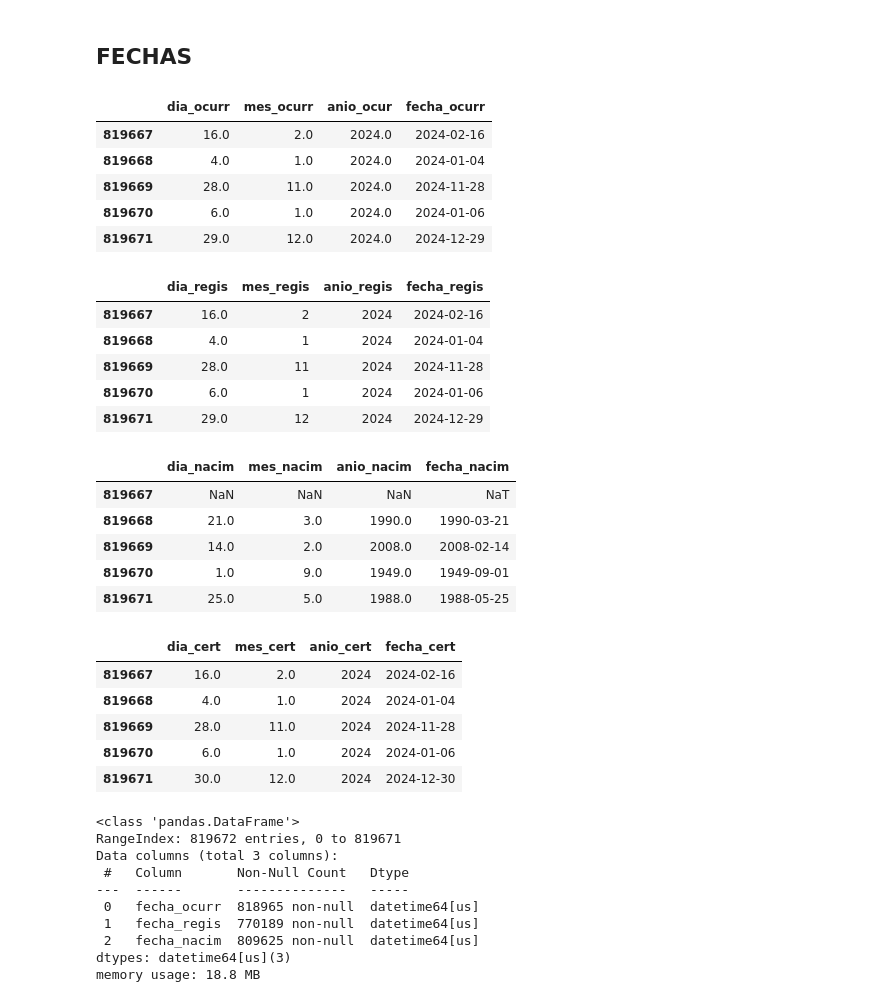
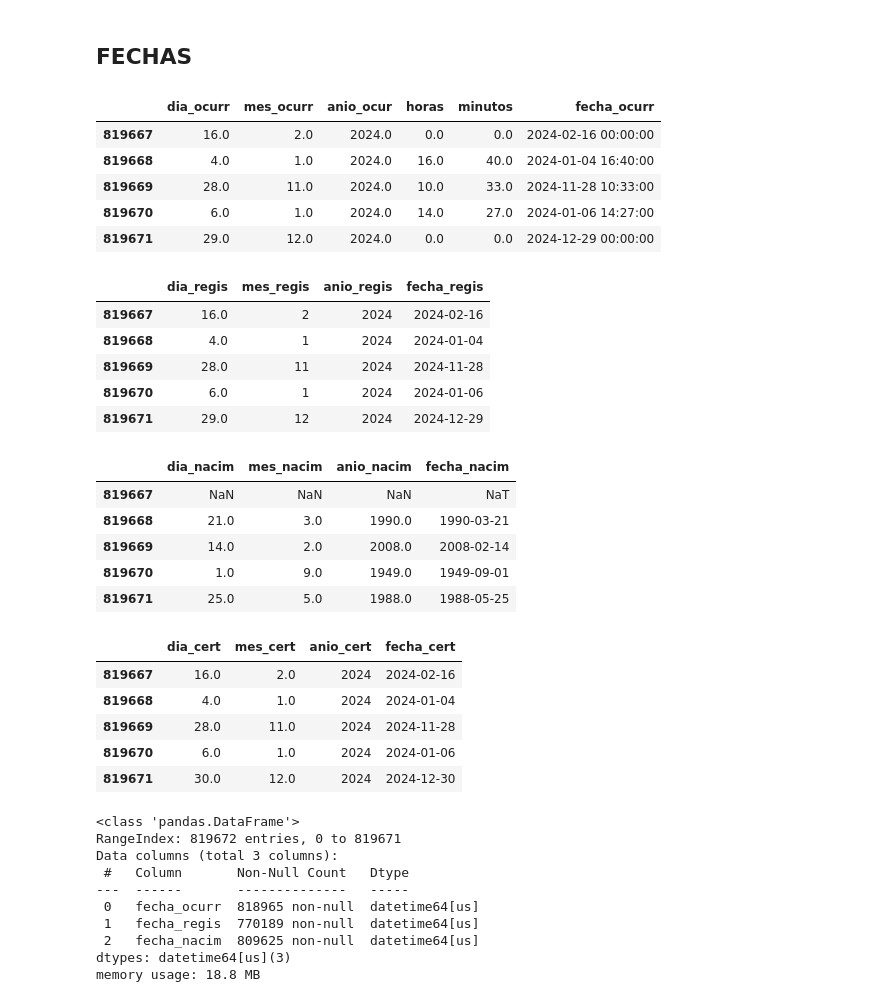
Before and after one commit to Daegas/datos_semisinteticos, a Jupyter notebook: notebooks/edr.ipynb, the cells around one changed output. Drawn from its saved outputs; the diff is of its cells as text; code cells hidden in the pictures.

```diff
--- a/notebooks/edr.ipynb
+++ b/notebooks/edr.ipynb
@@ -182,0 +274,16 @@ mapeo_loc
+# %%
+year_data_fixed = agregar_localidad(
+    year_data_fixed, df_catalogo, "regis"
+)
+
+year_data_fixed = agregar_localidad(
+    year_data_fixed, df_catalogo, "resid"
+)
+
+year_data_fixed = agregar_localidad(
+    year_data_fixed, df_catalogo, "ocurr"
+)
+
+year_data_fixed = agregar_localidad(
+    year_data_fixed, df_catalogo, "ocules"
+)
@@ -183,3 +307,6 @@ mapeo_loc
+# %%
+localidades_to_drop = ["loc_regis", "loc_resid", "loc_ocurr", "loc_ocules"]
+columns_to_drop += localidades_to_drop
 # %% [markdown]
 ## SEXO
 # %% [markdown]
@@ -230,3 +357,4 @@ year_data_fixed['edad'] = year_data_fixed['edad'].apply(modify_age_inegi)
 
 # Mostrar los valores únicos de la nueva columna para verificar el cambio
 year_data_fixed['edad'].value_counts(dropna=False).sort_index()
+year_data_fixed['edad'] = year_data_fixed['edad'].astype('Int64')
@@ -289,36 +403,47 @@ Name: count, dtype: int64
 ## FECHAS
 # %%
 fechas = {
-    "fecha_ocurr": ["dia_ocurr", "mes_ocurr", "anio_ocur"],
+    "fecha_ocurr": ["dia_ocurr", "mes_ocurr", "anio_ocur", "horas", "minutos"],
     "fecha_regis": ["dia_regis", "mes_regis", "anio_regis"],
     "fecha_nacim": ["dia_nacim", "mes_nacim", "anio_nacim"],
-    "fecha_cert": ["dia_cert", "mes_cert", "anio_cert"]
+    "fecha_cert":  ["dia_cert",  "mes_cert",  "anio_cert"],
 }
 
 for fecha_col, date_parts in fechas.items():
-    # Reemplazar los valores 99 y 9999 por NaN en las columnas de fecha
-    year_data_fixed[date_parts[0]] = year_data_fixed[date_parts[0]].replace(99, np.nan)
-    year_data_fixed[date_parts[1]] = year_data_fixed[date_parts[1]].replace(99, np.nan)
-    year_data_fixed[date_parts[2]] = year_data_fixed[date_parts[2]].replace(9999, np.nan)
+    d, m, y = date_parts[0], date_parts[1], date_parts[2]
 
-    # Crear un DataFrame temporal con las partes de la fecha
-    data_time = year_data_fixed[date_parts].rename(columns={date_parts[0]: 'day', date_parts[1]: 'month', date_parts[2]: 'year'})
+    # Centinelas → NaN
+    year_data_fixed[d] = year_data_fixed[d].replace(99, np.nan)
+    year_data_fixed[m] = year_data_fixed[m].replace(99, np.nan)
+    year_data_fixed[y] = year_data_fixed[y].replace(9999, np.nan)
 
-    # Generar la columna datetime
-    year_data_fixed[fecha_col] = pd.to_datetime(data_time, errors='coerce')  # errors='coerce' para manejar fechas inválidas
+    if len(date_parts) == 5:
+        h, mi = date_parts[3], date_parts[4]
+        year_data_fixed[h]  = year_data_fixed[h].replace([98, 99], np.nan)
+        year_data_fixed[mi] = year_data_fixed[mi].replace([98, 99], np.nan)
+        year_data_fixed[h]  = year_data_fixed[h].fillna(0)
+        year_data_fixed[mi] = year_data_fixed[mi].fillna(0)
 
-    # Mostrar las últimas filas para verificar
+        data_time = year_data_fixed[date_parts].rename(columns={
+            d: "day", m: "month", y: "year", h: "hour", mi: "minute",
+        })
+    else:
+        data_time = year_data_fixed[date_parts].rename(columns={
+            d: "day", m: "month", y: "year",
+        })
+
+    # sin astype, pd.to_datetime maneja floats con NaN
+    year_data_fixed[fecha_col] = pd.to_datetime(data_time, errors="coerce")
+
     display(year_data_fixed[[*date_parts, fecha_col]].tail())
-
-    # Eliminar las columnas originales de día, mes y año
-    year_data_fixed.drop(columns=date_parts, inplace=True)
+    columns_to_drop += date_parts
 # %% [output]
-|  | dia_ocurr | mes_ocurr | anio_ocur | fecha_ocurr |
-| 819667 | 16.0 | 2.0 | 2024.0 | 2024-02-16 |
-| 819668 | 4.0 | 1.0 | 2024.0 | 2024-01-04 |
-| 819669 | 28.0 | 11.0 | 2024.0 | 2024-11-28 |
-| 819670 | 6.0 | 1.0 | 2024.0 | 2024-01-06 |
-| 819671 | 29.0 | 12.0 | 2024.0 | 2024-12-29 |
+|  | dia_ocurr | mes_ocurr | anio_ocur | horas | minutos | fecha_ocurr |
+| 819667 | 16.0 | 2.0 | 2024.0 | 0.0 | 0.0 | 2024-02-16 00:00:00 |
+| 819668 | 4.0 | 1.0 | 2024.0 | 16.0 | 40.0 | 2024-01-04 16:40:00 |
+| 819669 | 28.0 | 11.0 | 2024.0 | 10.0 | 33.0 | 2024-11-28 10:33:00 |
+| 819670 | 6.0 | 1.0 | 2024.0 | 14.0 | 27.0 | 2024-01-06 14:27:00 |
+| 819671 | 29.0 | 12.0 | 2024.0 | 0.0 | 0.0 | 2024-12-29 00:00:00 |
 |  | dia_regis | mes_regis | anio_regis | fecha_regis |
 | 819667 | 16.0 | 2 | 2024 | 2024-02-16 |
 | 819668 | 4.0 | 1 | 2024 | 2024-01-04 |
```
Also changed, not shown: parts of 36 cells of this notebook, 10 other files.
